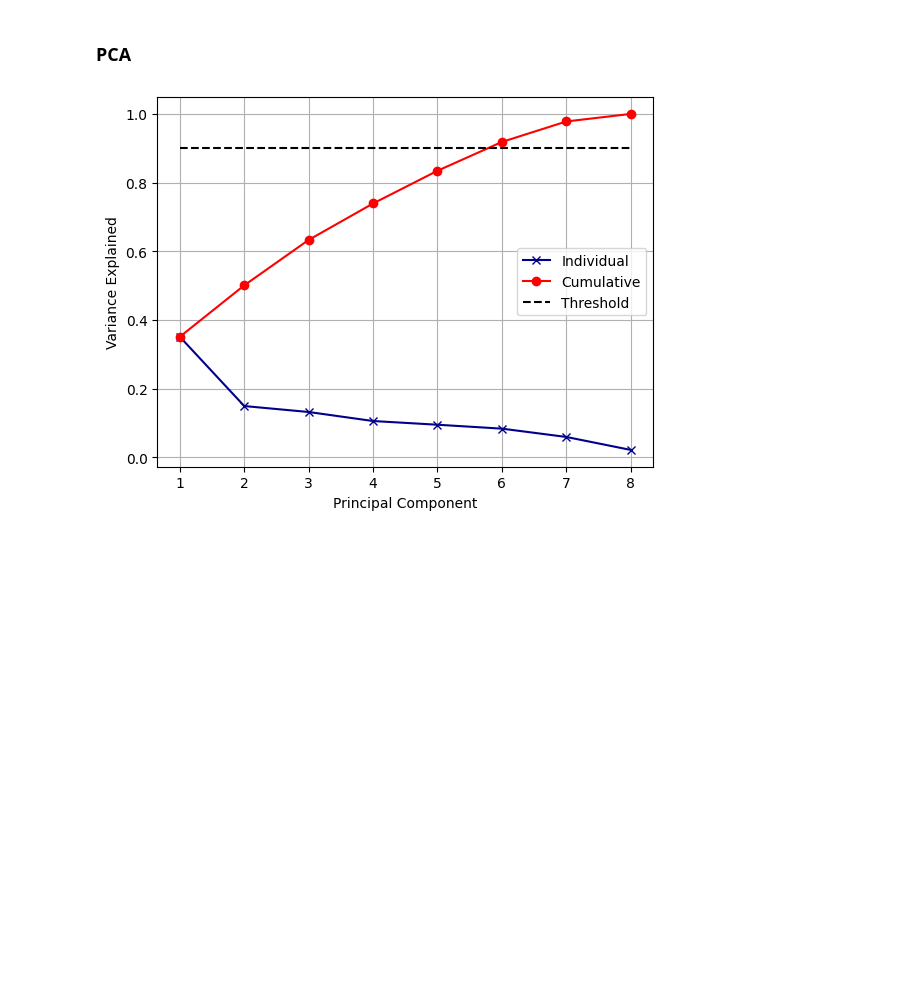
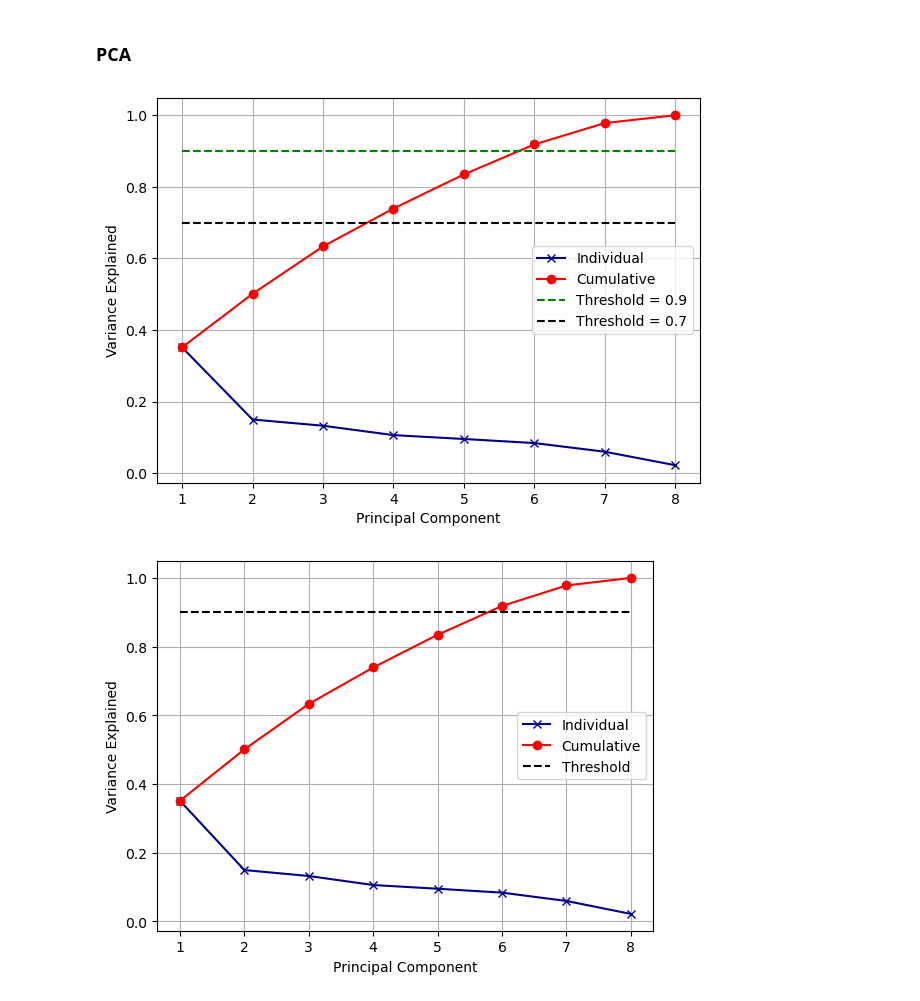
Before and after one commit to s243933/Introduction-to-ML-and-Data-Mining, a Jupyter notebook: EDA.ipynb, the cells around one changed output. Cells and saved outputs as stored; diff of their text form; code cells hidden in the pictures; blank space fills up the shorter version.

```diff
--- a/EDA.ipynb
+++ b/EDA.ipynb
@@ -127,6 +129,22 @@ U, S, Vh = svd(Y, full_matrices=False)
 
 # Computing the amount of variance explained by the principal components
 rho = (S * S) / (S * S).sum()
+# %%
+fig, ax = plt.subplots(1, 1, figsize=(7, 5))
+
+threshold = 0.9
+threshold_ = 0.7
+
+ax.plot(range(1, len(rho) + 1), rho, "x-", color='darkblue')
+ax.plot(range(1, len(rho) + 1), np.cumsum(rho), "o-", color='red')
+ax.plot([1, len(rho)], [threshold, threshold], "k--", color='green')
+ax.plot([1, len(rho)], [threshold_, threshold_], "k--", color='black')
+ax.set_xlabel("Principal Component")
+ax.set_ylabel("Variance Explained")
+ax.legend(["Individual", "Cumulative", "Threshold = 0.9", "Threshold = 0.7"])
+ax.grid()
+# %% [output]
+[figure, added]
 # %%
 # Following class exercises week 3, we can use this plot to see how many principal components explain which amount of variance
 threshold = 0.9
```
Also changed, not shown: parts of 7 cells of this notebook, 3 other files.
